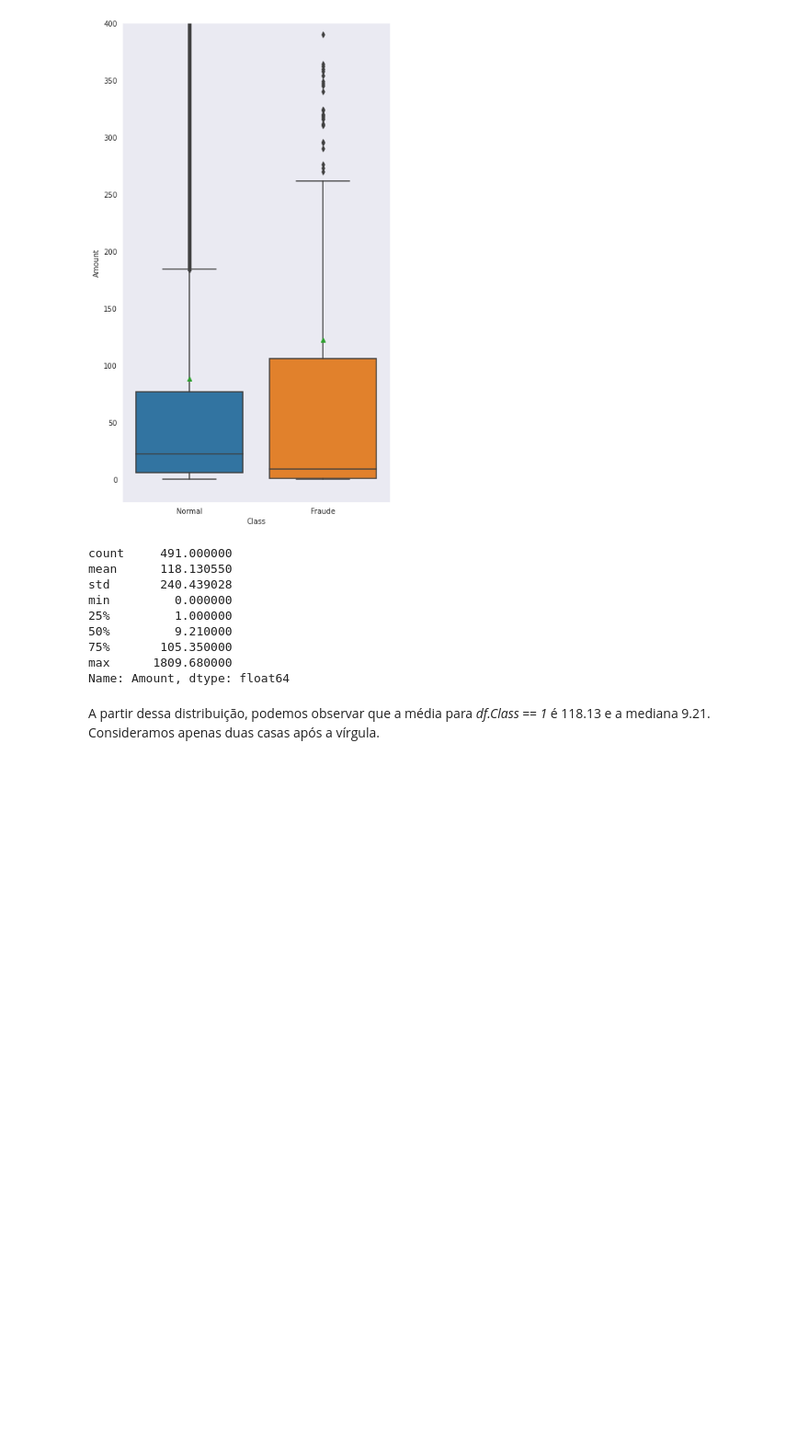
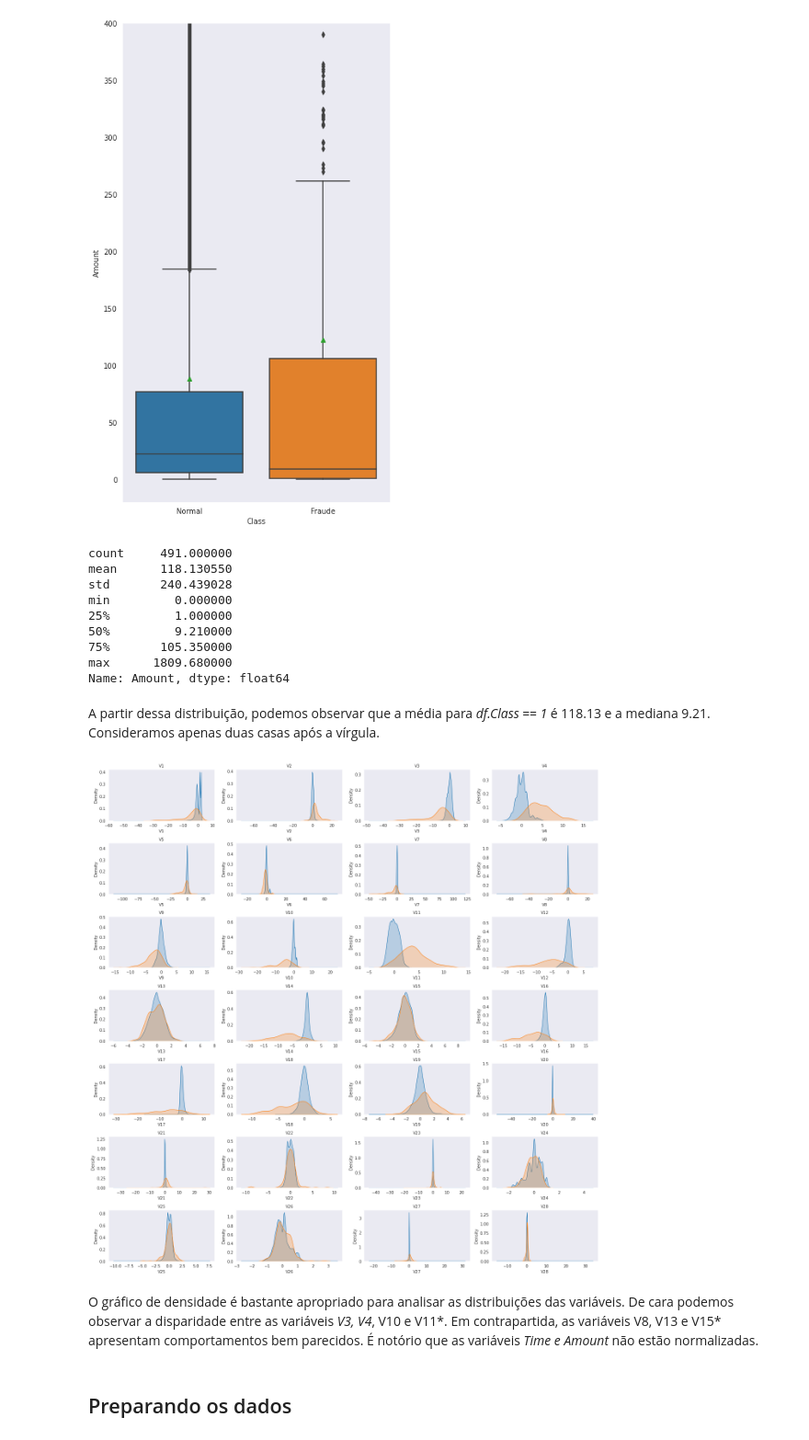
Before and after one commit to Pedro-Henrique8899-eng/Data_Science_Pedro_Enginer, a Jupyter notebook: inicio_file_cartao.ipynb, the cells around one changed output. Shown: that part at 92% size. Cells and saved outputs as stored; diff of their text form; code cells hidden in the pictures; blank space fills up the shorter version.

```diff
--- a/inicio_file_cartao.ipynb
+++ b/inicio_file_cartao.ipynb
@@ -176,3 +179,28 @@ max      1809.680000
 Name: Amount, dtype: float64
 # %% [markdown]
 A partir dessa distribuição, podemos observar que a média para *df.Class == 1* é 118.13 e a mediana 9.21. Consideramos apenas duas casas após a vírgula.
+# %%
+column_names = df.drop(['Class', 'Amount', 'Time'], axis=1).columns
+num_plots = len(column_names)
+df_class_0 = df[df.Class == 0]
+df_class_1 = df[df.Class == 1]
+
+fig, ax = plt.subplots(nrows=7, ncols=4, figsize=(18,18))
+fig.subplots_adjust(hspace=1, wspace=1)
+
+idx = 0
+for col in column_names:
+  idx += 1
+  plt.subplot(7, 4, idx)
+  sns.kdeplot(df_class_0[col], label='Class 0', shade=True)
+  sns.kdeplot(df_class_1[col], label='Class 1', shade=True)
+  plt.title(col, fontsize=10)
+plt.tight_layout()
+# %% [output]
+[figure, added]
+# %% [markdown]
+O gráfico de densidade é bastante apropriado para analisar as distribuições das variáveis.
+De cara podemos observar a disparidade entre as variáveis *V3, V4*, V10 e V11*. Em contrapartida, as variáveis V8, V13 e V15* apresentam comportamentos bem parecidos.
+É notório que as variáveis *Time e Amount* não estão normalizadas.
+# %% [markdown]
+## Preparando os dados
```
Also changed, not shown: parts of 5 cells of this notebook.
